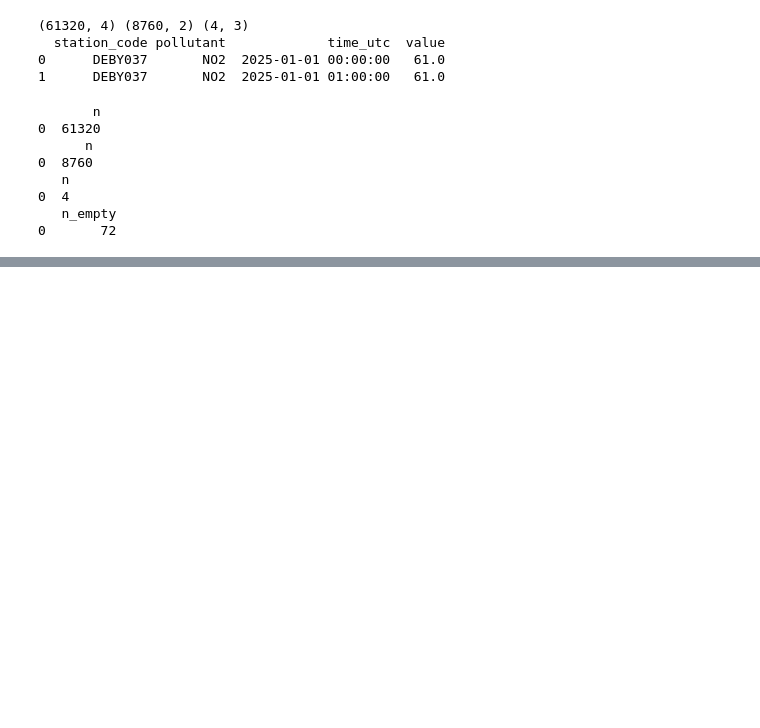
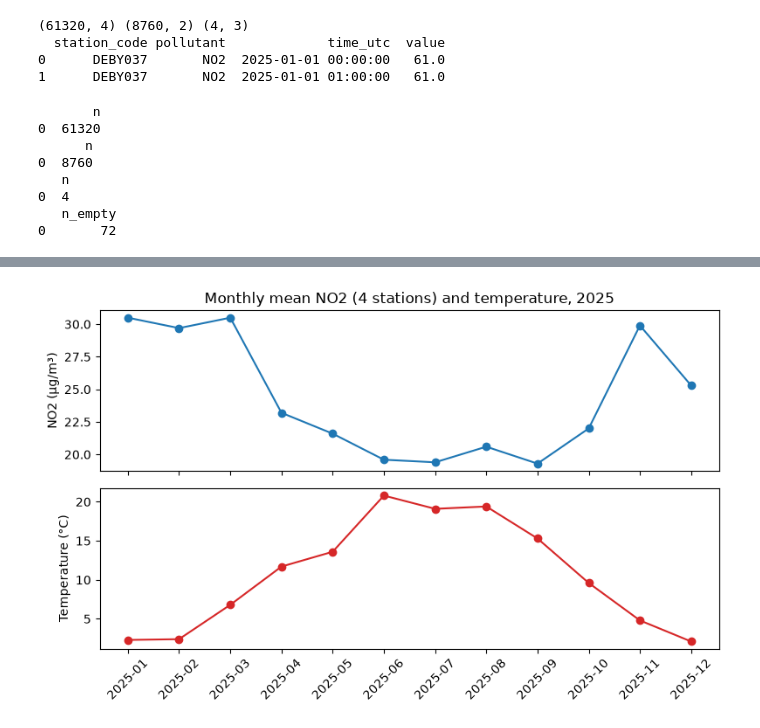
Before and after one commit to Ranpal/munich-air-quality-temperature, a Jupyter notebook: 01_station_metadata.ipynb, the cells around one changed output, grey strips where cells are left out. Saved outputs shown, nothing was run; the diff lists cells and outputs as text; code cells hidden in the pictures; blank space fills up the shorter version.

```diff
--- a/01_station_metadata.ipynb
+++ b/01_station_metadata.ipynb
@@ -670,0 +694,13 @@ conn.close()
+# %%
+q2 = """
+SELECT substr(a.time_utc, 1, 7) AS month,
+       ROUND(AVG(a.value), 1) AS mean_no2,
+       ROUND(AVG(t.temp_c), 1) AS mean_temp
+FROM air_quality a
+JOIN temperature t ON a.time_utc = t.time_utc
+WHERE a.pollutant = 'NO2'
+GROUP BY month
+ORDER BY month
+"""
+res2 = pd.read_sql(q2, conn)
+print(res2)
@@ -670,0 +756,13 @@ conn.close()
+# %%
+fig, (ax1, ax2) = plt.subplots(2, 1, figsize=(8, 5), sharex=True)
+ax1.plot(res2["month"], res2["mean_no2"], marker="o")
+ax1.set_ylabel("NO2 (µg/m³)")
+ax1.set_title("Monthly mean NO2 (4 stations) and temperature, 2025")
+ax2.plot(res2["month"], res2["mean_temp"], marker="o", color="tab:red")
+ax2.set_ylabel("Temperature (°C)")
+plt.xticks(rotation=45)
+plt.tight_layout()
+plt.savefig("figures/02_monthly_no2_temperature.png", dpi=150)
+plt.show()
+# %% [output]
+[figure, added]
```
Also changed, not shown: parts of 6 cells of this notebook, 4 other files.
